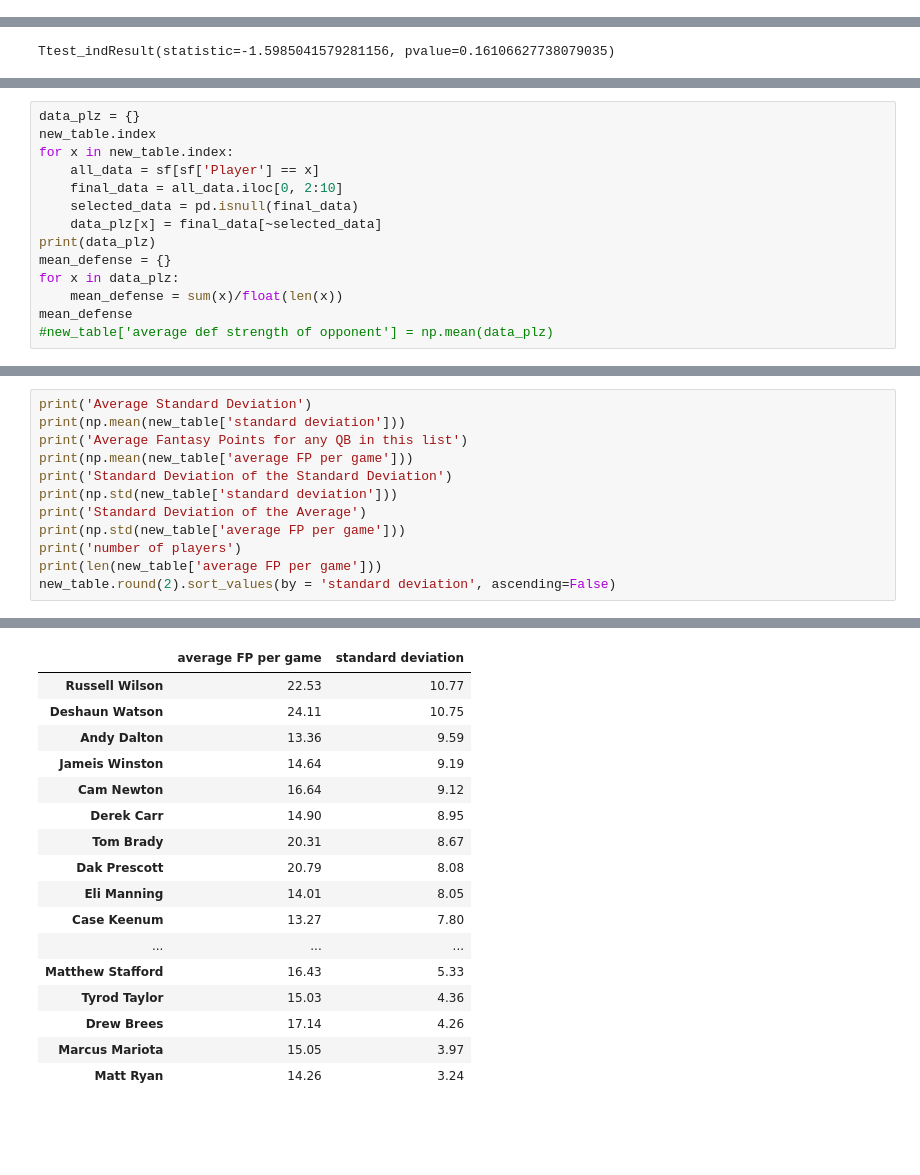
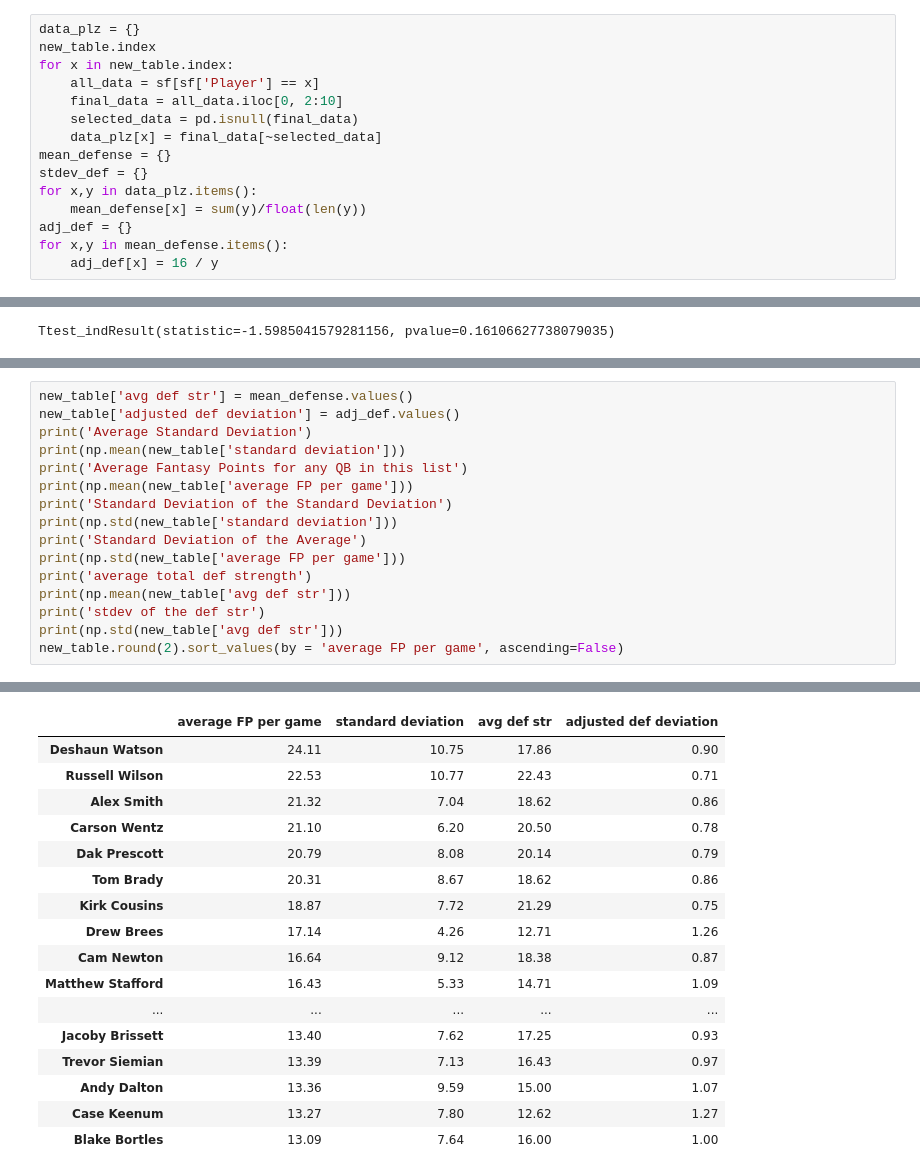
Before and after one commit to jmfrazier/Thinkful-prep-course, a Jupyter notebook: Prep Capstone Project.ipynb, the cells around one changed output, grey strips where cells are left out. Saved outputs shown, nothing was run; the diff lists cells and outputs as text; blank space fills up the shorter version.

```diff
--- a/Prep Capstone Project.ipynb
+++ b/Prep Capstone Project.ipynb
@@ -275,3 +297,18 @@ Ttest_indResult(statistic=-0.201452157634671, pvalue=0.84409351771272867)
+# %%
+data_plz = {}
+new_table.index
+for x in new_table.index:
+    all_data = sf[sf['Player'] == x]
+    final_data = all_data.iloc[0, 2:10]
+    selected_data = pd.isnull(final_data)
+    data_plz[x] = final_data[~selected_data]
+mean_defense = {}
+stdev_def = {}
+for x,y in data_plz.items():
+    mean_defense[x] = sum(y)/float(len(y))
+adj_def = {}
+for x,y in mean_defense.items():
+    adj_def[x] = 16 / y
 # %%
 median_alexsmith = my_matchup_data['Alex Smith'].median()
 less_than = my_matchup_data['Alex Smith'] < median_alexsmith
@@ -305,14 +319,0 @@ new_table
-# %%
-data_plz = {}
-new_table.index
-for x in new_table.index:
-    all_data = sf[sf['Player'] == x]
-    final_data = all_data.iloc[0, 2:10]
-    selected_data = pd.isnull(final_data)
-    data_plz[x] = final_data[~selected_data]
-print(data_plz)
-mean_defense = {}
-for x in data_plz:
-    mean_defense = sum(x)/float(len(x))
-mean_defense
-#new_table['average def strength of opponent'] = np.mean(data_plz)
@@ -338,4 +333,6 @@ TypeError: unsupported operand type(s) for +: 'int' and 'str'
 # %%
+new_table['avg def str'] = mean_defense.values()
+new_table['adjusted def deviation'] = adj_def.values()
 print('Average Standard Deviation')
 print(np.mean(new_table['standard deviation']))
 print('Average Fantasy Points for any QB in this list')
@@ -344,9 +341,11 @@ print('Standard Deviation of the Standard Deviation')
 print(np.std(new_table['standard deviation']))
 print('Standard Deviation of the Average')
 print(np.std(new_table['average FP per game']))
-print('number of players')
-print(len(new_table['average FP per game']))
-new_table.round(2).sort_values(by = 'standard deviation', ascending=False)
+print('average total def strength')
+print(np.mean(new_table['avg def str']))
+print('stdev of the def str')
+print(np.std(new_table['avg def str']))
+new_table.round(2).sort_values(by = 'average FP per game', ascending=False)
 # %% [output]
 Average Standard Deviation
 7.20625357832
@@ -361,17 +362,17 @@ number of players
-|  | average FP per game | standard deviation |
-| Russell Wilson | 22.53 | 10.77 |
-| Deshaun Watson | 24.11 | 10.75 |
-| Andy Dalton | 13.36 | 9.59 |
-| Jameis Winston | 14.64 | 9.19 |
-| Cam Newton | 16.64 | 9.12 |
-| Derek Carr | 14.90 | 8.95 |
-| Tom Brady | 20.31 | 8.67 |
-| Dak Prescott | 20.79 | 8.08 |
-| Eli Manning | 14.01 | 8.05 |
-| Case Keenum | 13.27 | 7.80 |
-| ... | ... | ... |
-| Matthew Stafford | 16.43 | 5.33 |
-| Tyrod Taylor | 15.03 | 4.36 |
-| Drew Brees | 17.14 | 4.26 |
-| Marcus Mariota | 15.05 | 3.97 |
-| Matt Ryan | 14.26 | 3.24 |
+|  | average FP per game | standard deviation | avg def str | adjusted def deviation |
+| Deshaun Watson | 24.11 | 10.75 | 17.86 | 0.90 |
+| Russell Wilson | 22.53 | 10.77 | 22.43 | 0.71 |
+| Alex Smith | 21.32 | 7.04 | 18.62 | 0.86 |
+| Carson Wentz | 21.10 | 6.20 | 20.50 | 0.78 |
+| Dak Prescott | 20.79 | 8.08 | 20.14 | 0.79 |
+| Tom Brady | 20.31 | 8.67 | 18.62 | 0.86 |
+| Kirk Cousins | 18.87 | 7.72 | 21.29 | 0.75 |
+| Drew Brees | 17.14 | 4.26 | 12.71 | 1.26 |
+| Cam Newton | 16.64 | 9.12 | 18.38 | 0.87 |
+| Matthew Stafford | 16.43 | 5.33 | 14.71 | 1.09 |
+| ... | ... | ... | ... | ... |
+| Jacoby Brissett | 13.40 | 7.62 | 17.25 | 0.93 |
+| Trevor Siemian | 13.39 | 7.13 | 16.43 | 0.97 |
+| Andy Dalton | 13.36 | 9.59 | 15.00 | 1.07 |
+| Case Keenum | 13.27 | 7.80 | 12.62 | 1.27 |
+| Blake Bortles | 13.09 | 7.64 | 16.00 | 1.00 |
```
Also changed, not shown: parts of 5 cells of this notebook.
